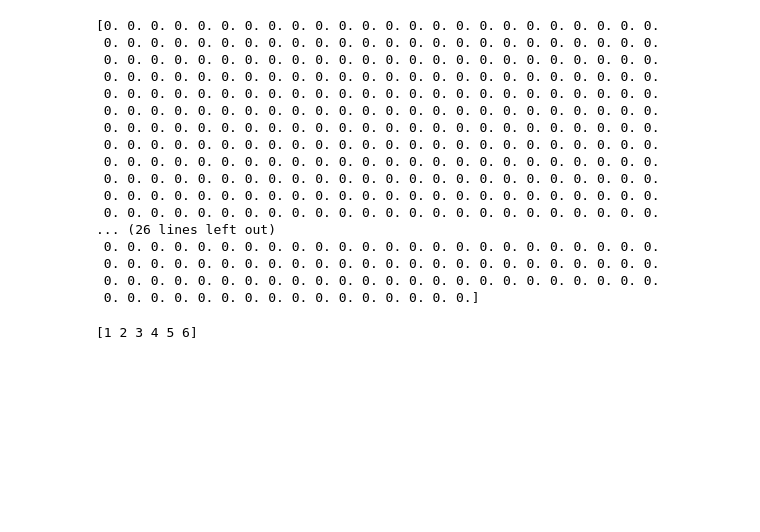
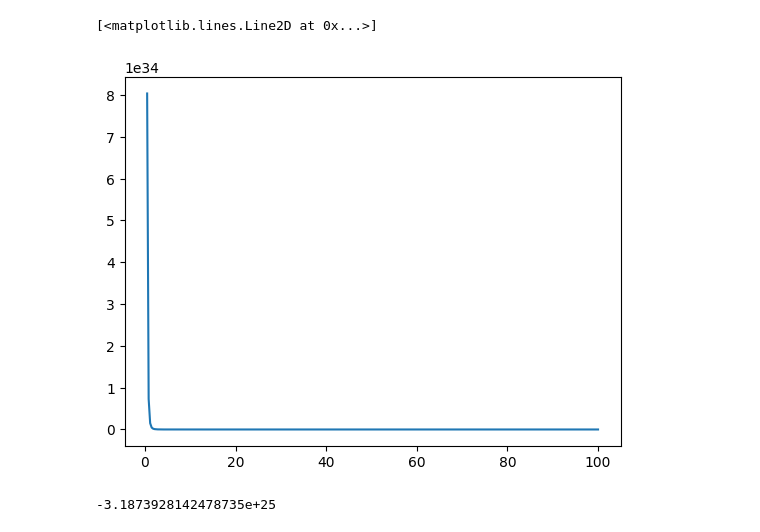
Before and after one commit to StephenJohnson-CardiffUni/Astro, a Jupyter notebook: GalaxiesAssignment.ipynb, the cells around one changed output. Drawn from its saved outputs; the diff is of its cells as text; code cells hidden in the pictures; blank space fills up the shorter version.

Commit message:
All FrameWork done 2 bugs, too much mass made per t, mag/BV bottom out at -4

```diff
--- a/GalaxiesAssignment.ipynb
+++ b/GalaxiesAssignment.ipynb
@@ -122,27 +81,32 @@ plt.plot(timeArray, TimeStepLuminosity)
-# %%
-print(massByMass[len(massByMass)-1])
-# %% [output]
-[0. 0. 0. 0. 0. 0. 0. 0. 0. 0. 0. 0. 0. 0. 0. 0. 0. 0. 0. 0. 0. 0. 0. 0.
- 0. 0. 0. 0. 0. 0. 0. 0. 0. 0. 0. 0. 0. 0. 0. 0. 0. 0. 0. 0. 0. 0. 0. 0.
- 0. 0. 0. 0. 0. 0. 0. 0. 0. 0. 0. 0. 0. 0. 0. 0. 0. 0. 0. 0. 0. 0. 0. 0.
- 0. 0. 0. 0. 0. 0. 0. 0. 0. 0. 0. 0. 0. 0. 0. 0. 0. 0. 0. 0. 0. 0. 0. 0.
- 0. 0. 0. 0. 0. 0. 0. 0. 0. 0. 0. 0. 0. 0. 0. 0. 0. 0. 0. 0. 0. 0. 0. 0.
- 0. 0. 0. 0. 0. 0. 0. 0. 0. 0. 0. 0. 0. 0. 0. 0. 0. 0. 0. 0. 0. 0. 0. 0.
- 0. 0. 0. 0. 0. 0. 0. 0. 0. 0. 0. 0. 0. 0. 0. 0. 0. 0. 0. 0. 0. 0. 0. 0.
- 0. 0. 0. 0. 0. 0. 0. 0. 0. 0. 0. 0. 0. 0. 0. 0. 0. 0. 0. 0. 0. 0. 0. 0.
- 0. 0. 0. 0. 0. 0. 0. 0. 0. 0. 0. 0. 0. 0. 0. 0. 0. 0. 0. 0. 0. 0. 0. 0.
- 0. 0. 0. 0. 0. 0. 0. 0. 0. 0. 0. 0. 0. 0. 0. 0. 0. 0. 0. 0. 0. 0. 0. 0.
- 0. 0. 0. 0. 0. 0. 0. 0. 0. 0. 0. 0. 0. 0. 0. 0. 0. 0. 0. 0. 0. 0. 0. 0.
- 0. 0. 0. 0. 0. 0. 0. 0. 0. 0. 0. 0. 0. 0. 0. 0. 0. 0. 0. 0. 0. 0. 0. 0.
-... (26 lines left out)
- 0. 0. 0. 0. 0. 0. 0. 0. 0. 0. 0. 0. 0. 0. 0. 0. 0. 0. 0. 0. 0. 0. 0. 0.
- 0. 0. 0. 0. 0. 0. 0. 0. 0. 0. 0. 0. 0. 0. 0. 0. 0. 0. 0. 0. 0. 0. 0. 0.
- 0. 0. 0. 0. 0. 0. 0. 0. 0. 0. 0. 0. 0. 0. 0. 0. 0. 0. 0. 0. 0. 0. 0. 0.
- 0. 0. 0. 0. 0. 0. 0. 0. 0. 0. 0. 0. 0. 0. 0. 0.]
-# %%
-Lows = np.array([1,2,3,0,0,0])
-Highs = np.array([0,0,0,4,5,6])
-Run = Lows + Highs
-print(Run)
-# %% [output]
-[1 2 3 4 5 6]
+# %%
+
+timeSteps = 100
+SFR = initialMass / 1e9 #mass turned into stars per t
+
+timeArray = np.geomspace(1,12e9,num=timeSteps)
+
+StarsBorn = np.zeros((timeSteps,len(masses)))
+StarsAlive = np.zeros((timeSteps,len(masses)))
+
+#life time for stars at masses, tell us how much to add up
+lifeTimes = lifeTime_func(masses)
+
+for i, t in enumerate(timeArray):
+  #At each time setp - add more stars to born list if still forming, starsborn = mass that slice,
+  if t < 1e9:
+    StarsBorn[i] = IMF(masses) * (SFR * (t - timeArray[i-1]))
+
+  for j, m in enumerate(masses):
+    #look back in born list (t - lifeTime) and add up numbers for that many preceding steps
+
+    #t-lifetime to find earliest birthday of the stars that are dying in this mass range
+    runningLifetime = t - lifeTime_func(m)
+    #find index for the birthday
+    if runningLifetime > 0:
+      youngestIndex = np.searchsorted(timeArray, runningLifetime, side='right') - 1
+    else:
+      youngestIndex = 0
+    #need for all elements of StarsBorn[(birthday->today),m]
+    for ln in range(youngestIndex,i,1):
+      StarsAlive[i,j] = StarsAlive[i,j] + StarsBorn[ln,j]
+    # StarsAlive[i,j] = StarsBorn[youngestIndex,j] # + youngestIndex+1,j ... + i,j
@@ -148,0 +130,9 @@ print(Run)
+# %%
+plt.plot(masses,IMFvals*StarsBorn[80])
+# %% [output]
+[<matplotlib.lines.Line2D at 0x...>]
+[figure, added]
+# %%
+print(sum(stepMass))
+# %% [output]
+-3.1873928142478735e+25
```
Also changed, not shown: parts of 9 cells of this notebook.
